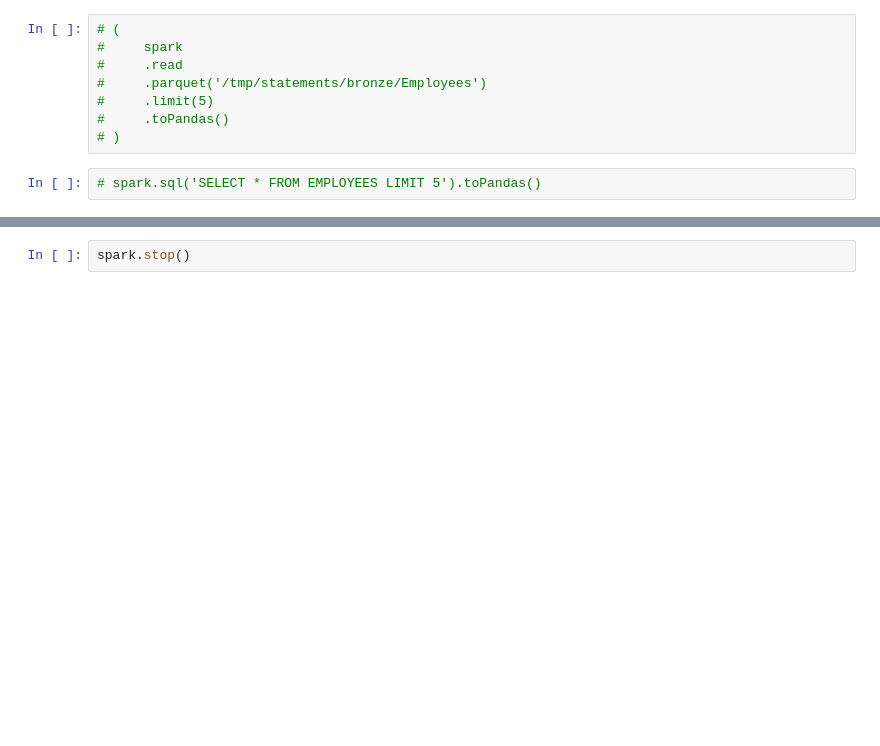
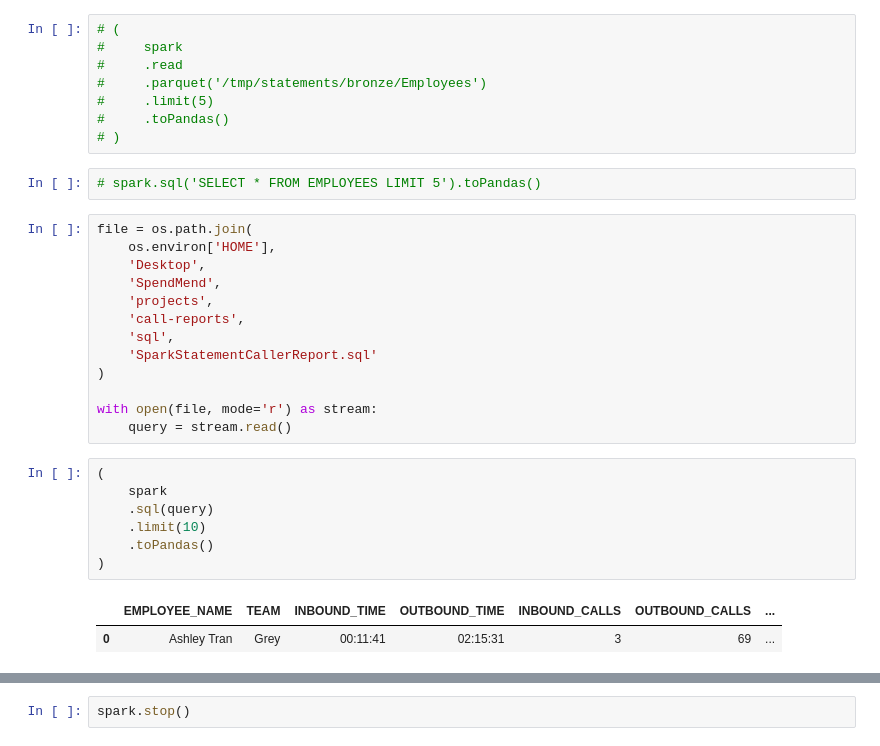
Before and after one commit to cpassorelli/call-reports, a Jupyter notebook: ipython/caller-statement-report.ipynb, the cells around one changed output, grey strips where cells are left out. Drawn from its saved outputs; the diff is of its cells as text; blank space fills up the shorter version.

Commit message:
finished statement caller report

```diff
--- a/ipython/caller-statement-report.ipynb
+++ b/ipython/caller-statement-report.ipynb
@@ -535,3 +530,26 @@ ORDER BY
 # )
 # %%
 # spark.sql('SELECT * FROM EMPLOYEES LIMIT 5').toPandas()
+# %%
+file = os.path.join(
+    os.environ['HOME'],
+    'Desktop',
+    'SpendMend',
+    'projects',
+    'call-reports',
+    'sql',
+    'SparkStatementCallerReport.sql'
+)
+
+with open(file, mode='r') as stream:
+    query = stream.read()
+# %%
+(
+    spark
+    .sql(query)
+    .limit(10)
+    .toPandas()
+)
+# %% [output]
+|  | EMPLOYEE_NAME | TEAM | INBOUND_TIME | OUTBOUND_TIME | INBOUND_CALLS | OUTBOUND_CALLS | ... |
+| 0 | Ashley Tran | Grey | 00:11:41 | 02:15:31 | 3 | 69 | ... |
```
Also changed, not shown: parts of 4 cells of this notebook, 2 other files.
